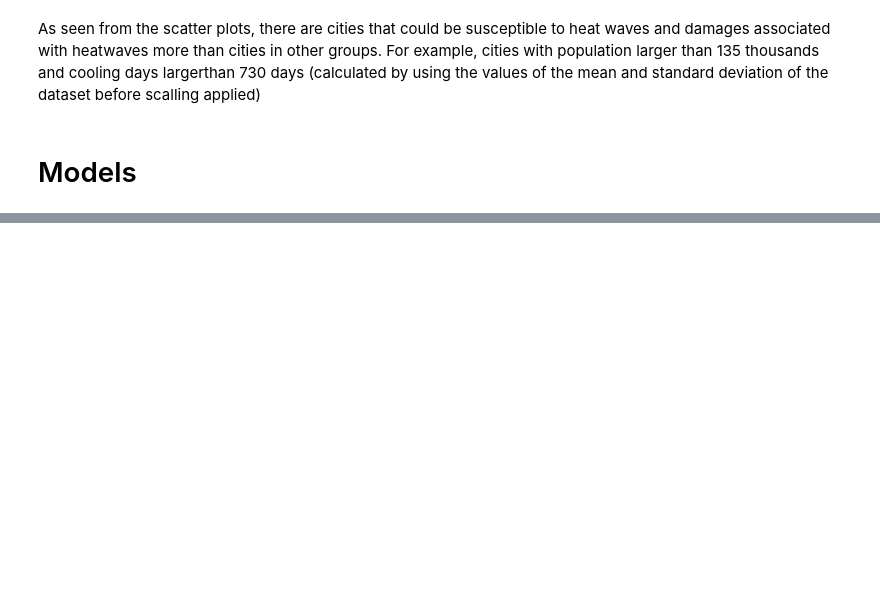
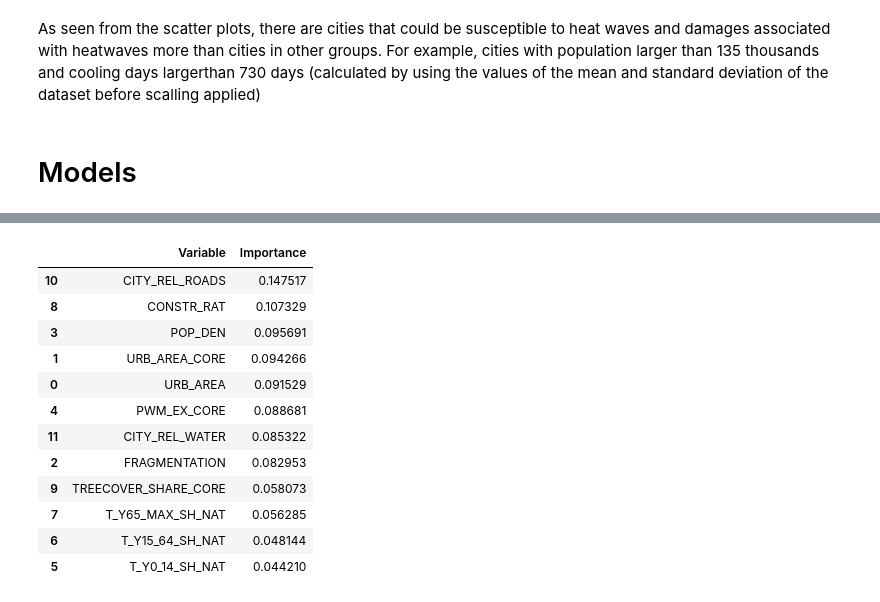
Before and after one commit to TbrBrbs97/mda_heatwaves-cameroon, a Jupyter notebook: Model_Calibration_v2.ipynb, the cells around one changed output, grey strips where cells are left out. Saved outputs shown, nothing was run; the diff lists cells and outputs as text; code cells hidden in the pictures; blank space fills up the shorter version.

```diff
--- a/Model_Calibration_v2.ipynb
+++ b/Model_Calibration_v2.ipynb
@@ -359,0 +599,19 @@ model_select.models_score
+# %%
+selected_model1 = RandomForestRegressor(max_depth=15, max_features=2, random_state=0)
+selected_model1.fit(X_1train,y_1train)
+pd.DataFrame({'Variable':X_1train.columns,
+              'Importance':selected_model1.feature_importances_}).sort_values('Importance', ascending=False)
+# %% [output]
+|  | Variable | Importance |
+| 10 | CITY_REL_ROADS | 0.147517 |
+| 8 | CONSTR_RAT | 0.107329 |
+| 3 | POP_DEN | 0.095691 |
+| 1 | URB_AREA_CORE | 0.094266 |
+| 0 | URB_AREA | 0.091529 |
+| 4 | PWM_EX_CORE | 0.088681 |
+| 11 | CITY_REL_WATER | 0.085322 |
+| 2 | FRAGMENTATION | 0.082953 |
+| 9 | TREECOVER_SHARE_CORE | 0.058073 |
+| 7 | T_Y65_MAX_SH_NAT | 0.056285 |
+| 6 | T_Y15_64_SH_NAT | 0.048144 |
+| 5 | T_Y0_14_SH_NAT | 0.044210 |
```
Also changed, not shown: parts of 33 cells of this notebook.
